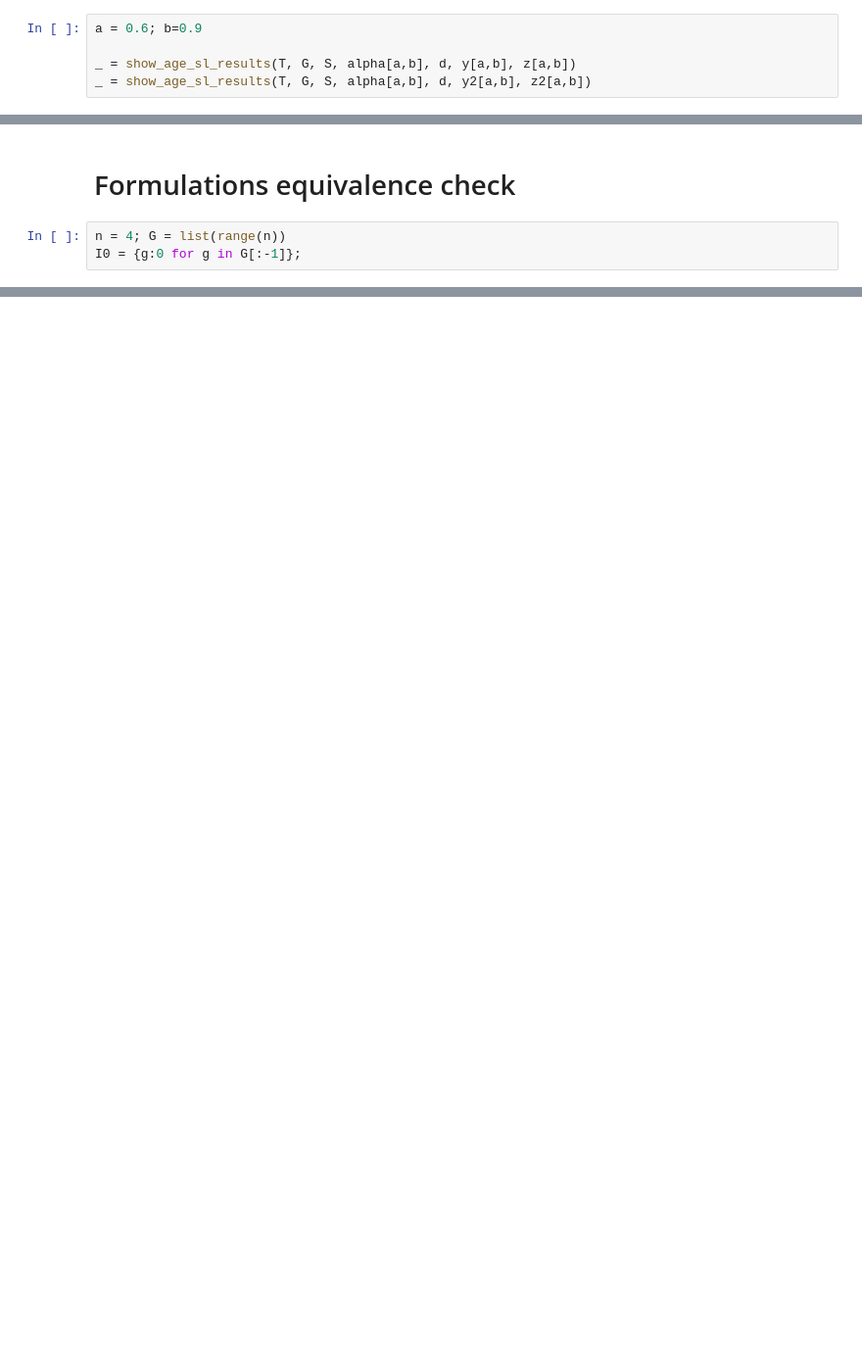
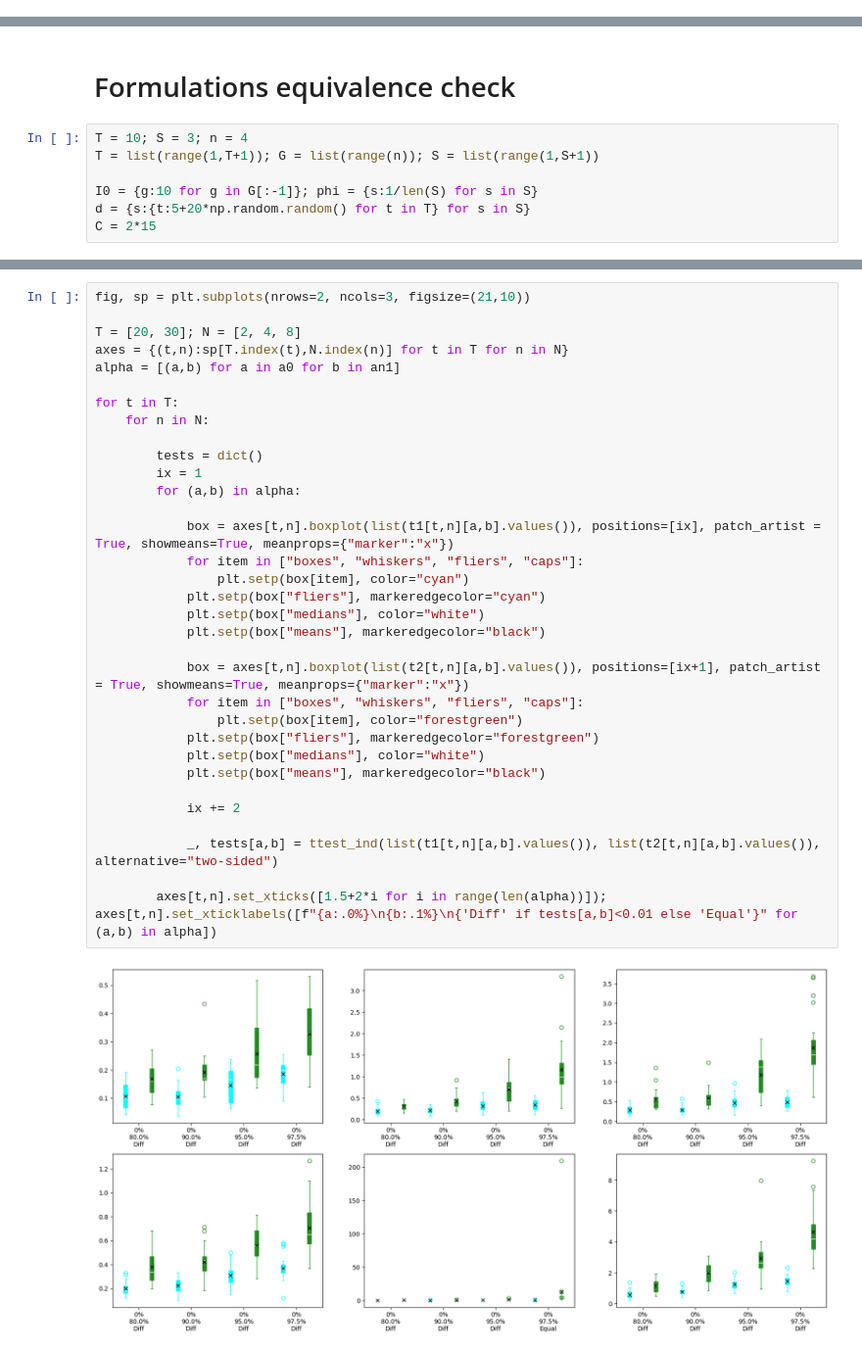
Before and after one commit to ari-rojas/stoch_LSP_PP, a Jupyter notebook: Models/Stochastic strategies.ipynb, the cells around one changed output, grey strips where cells are left out. Shown at 98% size. Saved outputs shown, nothing was run; the diff lists cells and outputs as text; blank space fills up the shorter version.

```diff
--- a/Models/Stochastic strategies.ipynb
+++ b/Models/Stochastic strategies.ipynb
@@ -643,5 +637,0 @@ Academic license - for non-commercial use only - expires 2024-11-14
-# %%
-a = 0.6; b=0.9
-
-_ = show_age_sl_results(T, G, S, alpha[a,b], d, y[a,b], z[a,b])
-_ = show_age_sl_results(T, G, S, alpha[a,b], d, y2[a,b], z2[a,b])
@@ -651,5 +638,9 @@ _ = show_age_sl_results(T, G, S, alpha[a,b], d, y2[a,b], z2[a,b])
 # %% [markdown]
 # Formulations equivalence check
-# %%
-n = 4; G = list(range(n))
-I0 = {g:0 for g in G[:-1]};
+# %%
+T = 10; S = 3; n = 4
+T = list(range(1,T+1)); G = list(range(n)); S = list(range(1,S+1))
+
+I0 = {g:10 for g in G[:-1]}; phi = {s:1/len(S) for s in S}
+d = {s:{t:5+20*np.random.random() for t in T} for s in S}
+C = 2*15
@@ -682,0 +749,35 @@ for s in [25, 50, 100, 150]:
+# %%
+fig, sp = plt.subplots(nrows=2, ncols=3, figsize=(21,10))
+
+T = [20, 30]; N = [2, 4, 8]
+axes = {(t,n):sp[T.index(t),N.index(n)] for t in T for n in N}
+alpha = [(a,b) for a in a0 for b in an1]
+
+for t in T:
+    for n in N:
+
+        tests = dict()
+        ix = 1
+        for (a,b) in alpha:
+
+            box = axes[t,n].boxplot(list(t1[t,n][a,b].values()), positions=[ix], patch_artist = True, showmeans=True, meanprops={"marker":"x"})
+            for item in ["boxes", "whiskers", "fliers", "caps"]:
+                plt.setp(box[item], color="cyan")
+            plt.setp(box["fliers"], markeredgecolor="cyan")
+            plt.setp(box["medians"], color="white")
+            plt.setp(box["means"], markeredgecolor="black")
+
+            box = axes[t,n].boxplot(list(t2[t,n][a,b].values()), positions=[ix+1], patch_artist = True, showmeans=True, meanprops={"marker":"x"})
+            for item in ["boxes", "whiskers", "fliers", "caps"]:
+                plt.setp(box[item], color="forestgreen")
+            plt.setp(box["fliers"], markeredgecolor="forestgreen")
+            plt.setp(box["medians"], color="white")
+            plt.setp(box["means"], markeredgecolor="black")
+
+            ix += 2
+
+            _, tests[a,b] = ttest_ind(list(t1[t,n][a,b].values()), list(t2[t,n][a,b].values()), alternative="two-sided")
+
+        axes[t,n].set_xticks([1.5+2*i for i in range(len(alpha))]); axes[t,n].set_xticklabels([f"{a:.0%}\n{b:.1%}\n{'Diff' if tests[a,b]<0.01 else 'Equal'}" for (a,b) in alpha])
+# %% [output]
+[figure, added]
```
Also changed, not shown: parts of 10 cells of this notebook, 31 other files.
